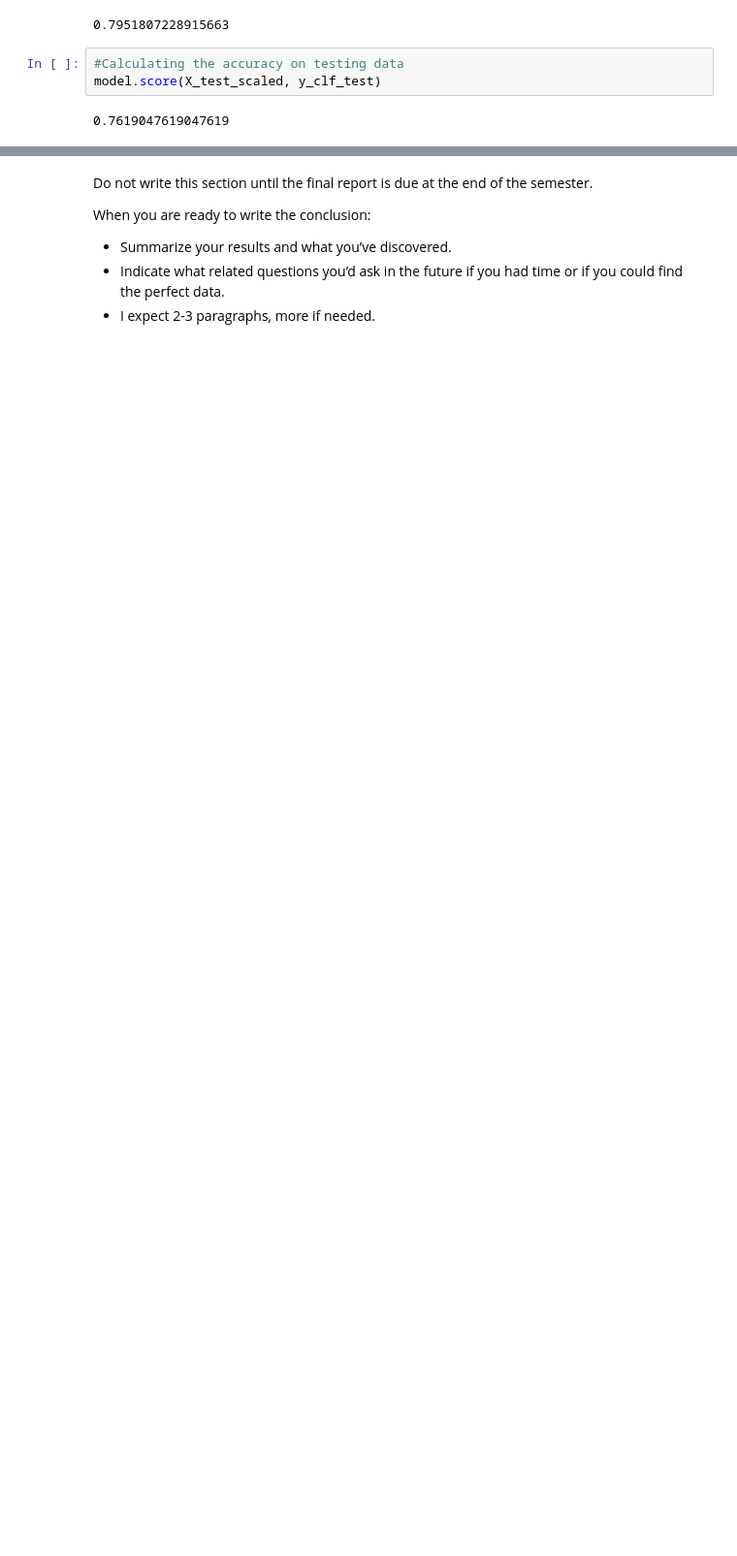
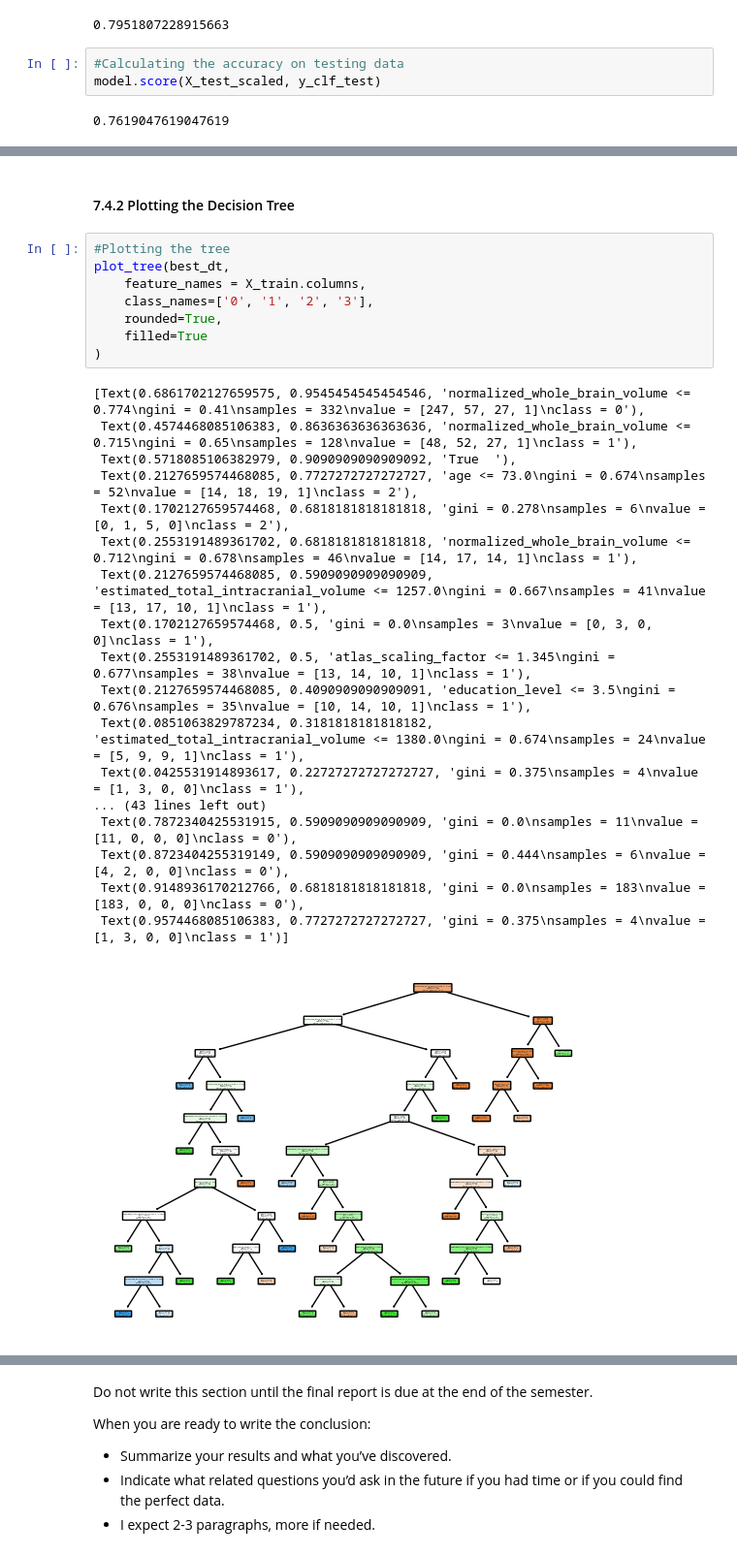
Before and after one commit to Carlos-PC05/FinalProjectCS-362, a Jupyter notebook: FinalReport_SP26_RV_PC_MASTERFILE.ipynb, the cells around one changed output, grey strips where cells are left out. Shown at 97% size. Cells and saved outputs as stored; diff of their text form; blank space fills up the shorter version.

```diff
--- a/FinalReport_SP26_RV_PC_MASTERFILE.ipynb
+++ b/FinalReport_SP26_RV_PC_MASTERFILE.ipynb
@@ -1313,0 +1446,29 @@ model.score(X_test_scaled, y_clf_test)
+# %% [markdown]
+#### 7.4.2 Plotting the Decision Tree
+# %%
+#Plotting the tree
+plot_tree(best_dt,
+    feature_names = X_train.columns,
+    class_names=['0', '1', '2', '3'],
+    rounded=True,
+    filled=True
+)
+# %% [output]
+[Text(0.6861702127659575, 0.9545454545454546, 'normalized_whole_brain_volume <= 0.774\ngini = 0.41\nsamples = 332\nvalue = [247, 57, 27, 1]\nclass = 0'),
+ Text(0.4574468085106383, 0.8636363636363636, 'normalized_whole_brain_volume <= 0.715\ngini = 0.65\nsamples = 128\nvalue = [48, 52, 27, 1]\nclass = 1'),
+ Text(0.5718085106382979, 0.9090909090909092, 'True  '),
+ Text(0.2127659574468085, 0.7727272727272727, 'age <= 73.0\ngini = 0.674\nsamples = 52\nvalue = [14, 18, 19, 1]\nclass = 2'),
+ Text(0.1702127659574468, 0.6818181818181818, 'gini = 0.278\nsamples = 6\nvalue = [0, 1, 5, 0]\nclass = 2'),
+ Text(0.2553191489361702, 0.6818181818181818, 'normalized_whole_brain_volume <= 0.712\ngini = 0.678\nsamples = 46\nvalue = [14, 17, 14, 1]\nclass = 1'),
+ Text(0.2127659574468085, 0.5909090909090909, 'estimated_total_intracranial_volume <= 1257.0\ngini = 0.667\nsamples = 41\nvalue = [13, 17, 10, 1]\nclass = 1'),
+ Text(0.1702127659574468, 0.5, 'gini = 0.0\nsamples = 3\nvalue = [0, 3, 0, 0]\nclass = 1'),
+ Text(0.2553191489361702, 0.5, 'atlas_scaling_factor <= 1.345\ngini = 0.677\nsamples = 38\nvalue = [13, 14, 10, 1]\nclass = 1'),
+ Text(0.2127659574468085, 0.4090909090909091, 'education_level <= 3.5\ngini = 0.676\nsamples = 35\nvalue = [10, 14, 10, 1]\nclass = 1'),
+ Text(0.0851063829787234, 0.3181818181818182, 'estimated_total_intracranial_volume <= 1380.0\ngini = 0.674\nsamples = 24\nvalue = [5, 9, 9, 1]\nclass = 1'),
+ Text(0.0425531914893617, 0.22727272727272727, 'gini = 0.375\nsamples = 4\nvalue = [1, 3, 0, 0]\nclass = 1'),
+... (43 lines left out)
+ Text(0.7872340425531915, 0.5909090909090909, 'gini = 0.0\nsamples = 11\nvalue = [11, 0, 0, 0]\nclass = 0'),
+ Text(0.8723404255319149, 0.5909090909090909, 'gini = 0.444\nsamples = 6\nvalue = [4, 2, 0, 0]\nclass = 0'),
+ Text(0.9148936170212766, 0.6818181818181818, 'gini = 0.0\nsamples = 183\nvalue = [183, 0, 0, 0]\nclass = 0'),
+ Text(0.9574468085106383, 0.7727272727272727, 'gini = 0.375\nsamples = 4\nvalue = [1, 3, 0, 0]\nclass = 1')]
+[figure, added]
```
Also changed, not shown: parts of 48 cells of this notebook.
